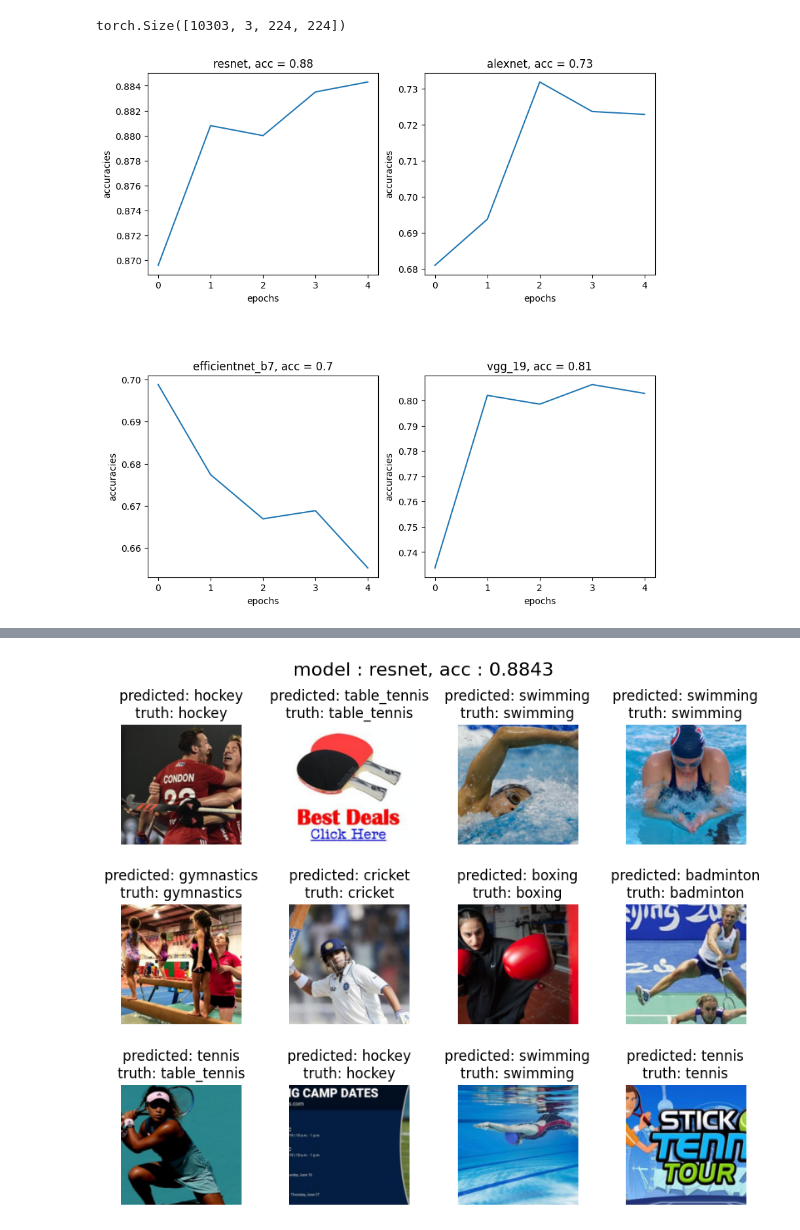
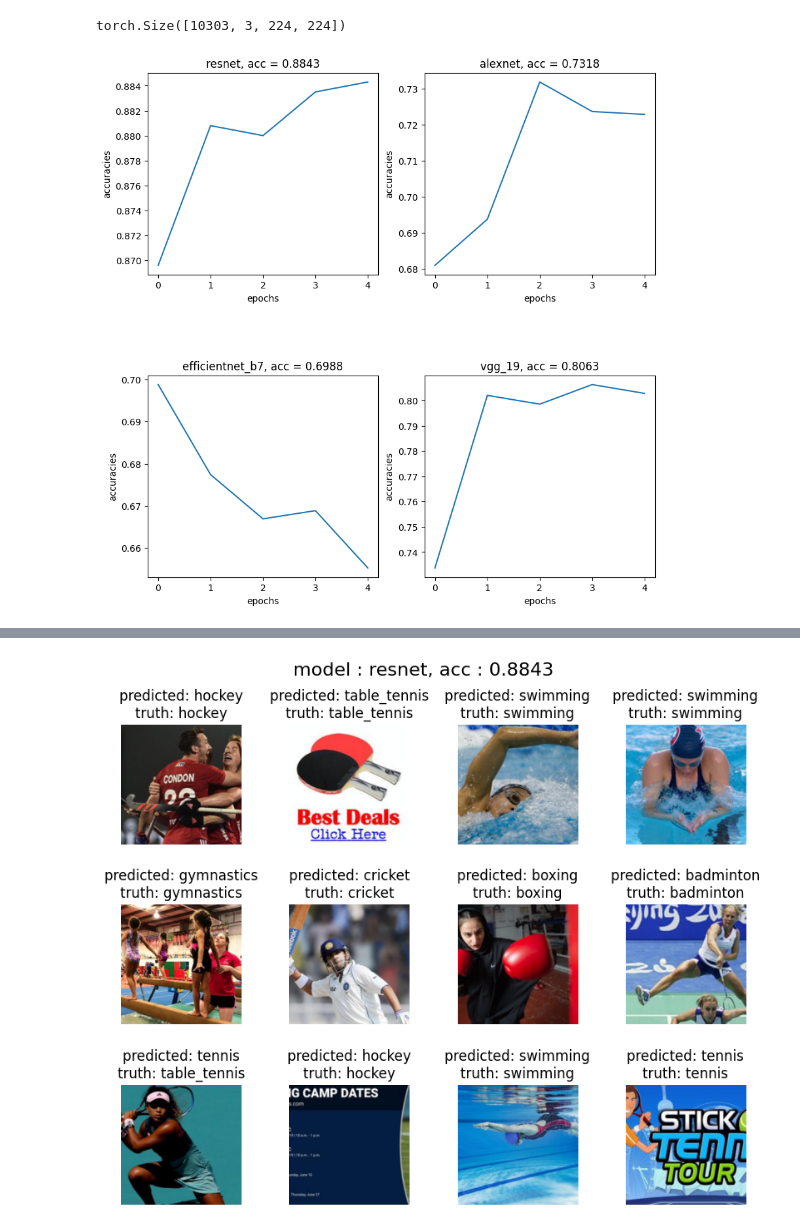
Before and after one commit to axelrocheteau/Neural-network, a Jupyter notebook: compare_NN.ipynb, the cells around one changed output, grey strips where cells are left out. Cells and saved outputs as stored; diff of their text form; code cells hidden in the pictures.

```diff
--- a/compare_NN.ipynb
+++ b/compare_NN.ipynb
@@ -85,18 +85,18 @@ with open('models_accuracies.txt', 'r') as file:
 # %%
 fig, ax = plt.subplots(2, len(models_accuracies)//2, figsize=(10, 10))
 plt.subplots_adjust(hspace=0.5)
 
 models_best_accuracy = {}
 
 for index, (model_name, model_accuracies) in enumerate(models_accuracies.items()):
     best_epoch, best_acc = max([(epoch, value['test accuracy']) for epoch, value in model_accuracies.items()], key= lambda x:x[-1])
     models_best_accuracy[model_name] = best_acc
     ax[index//2, index%2].plot([key for key in model_accuracies.keys()], [value['test accuracy'] for value in model_accuracies.values()])
-    ax[index//2, index%2].set_title(f'{model_name}, acc = {round(best_acc,2)}')
+    ax[index//2, index%2].set_title(f'{model_name}, acc = {round(best_acc,4)}')
     ax[index//2, index%2].set_xlabel('epochs')
     ax[index//2, index%2].set_ylabel('accuracies')
 # %% [output]
-[figure, old version]
+[figure, new version]
 # %%
 batch_size = 50
 
```
Also changed, not shown: parts of 1 cell of this notebook.
